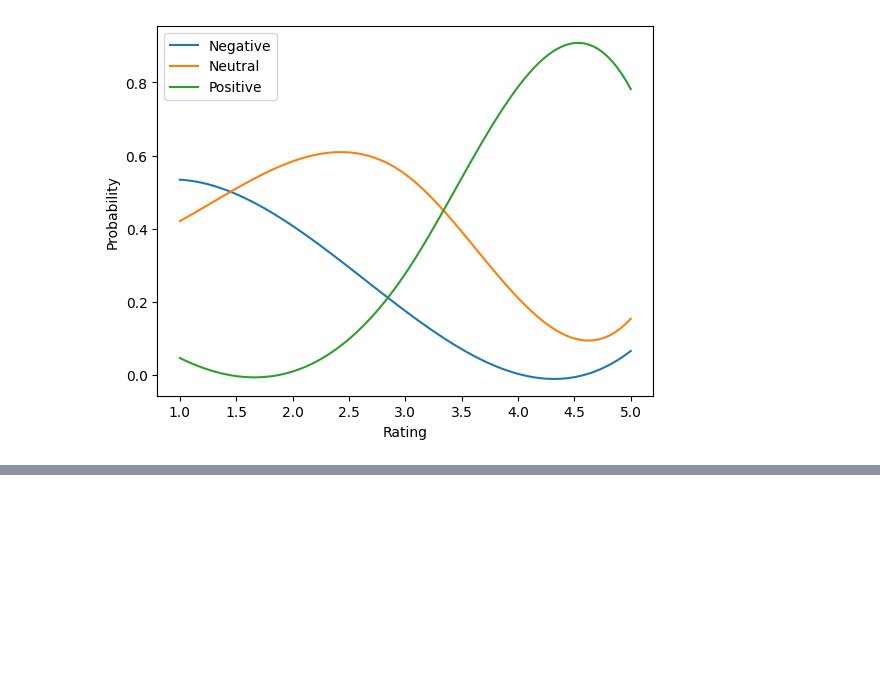
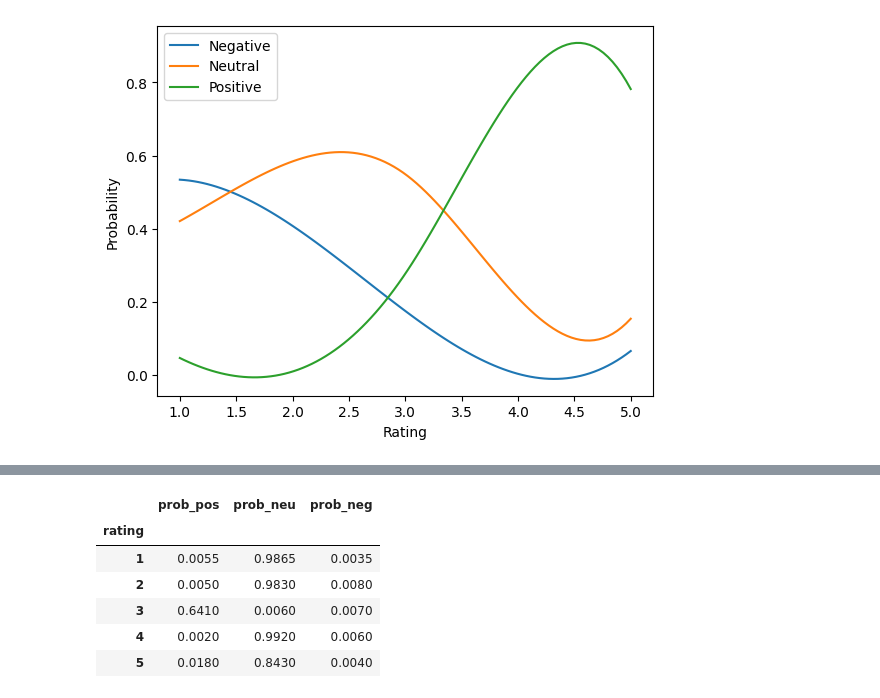
Before and after one commit to TheAgns/ExamProjectDataScience, a Jupyter notebook: dacy_sentiment.ipynb, the cells around one changed output, grey strips where cells are left out. Drawn from its saved outputs; the diff is of its cells as text; code cells hidden in the pictures; blank space fills up the shorter version.

```diff
--- a/dacy_sentiment.ipynb
+++ b/dacy_sentiment.ipynb
@@ -152,0 +162,7 @@ plot_probabilities_smooth(df_dacy)
+# %%
+wrong_predictions = df_dacy['sentiment'] != df_dacy['predicted']
+corrections = df_dacy['corrected'].notna()
+wrong_corrections = df_dacy['sentiment'] != df_dacy['corrected']
+
+print('Corrections:', df_dacy[corrections].shape[0])
+print('Still wrong:', df_dacy[wrong_predictions & ~corrections].shape[0])
@@ -152,0 +187,10 @@ plot_probabilities_smooth(df_dacy)
+# %%
+df_dacy[wrong_predictions & ~corrections].groupby('rating').median(numeric_only=True)
+# %% [output]
+|  | prob_pos | prob_neu | prob_neg |
+| rating |  |  |  |
+| 1 | 0.0055 | 0.9865 | 0.0035 |
+| 2 | 0.0050 | 0.9830 | 0.0080 |
+| 3 | 0.6410 | 0.0060 | 0.0070 |
+| 4 | 0.0020 | 0.9920 | 0.0060 |
+| 5 | 0.0180 | 0.8430 | 0.0040 |
```
Also changed, not shown: parts of 10 cells of this notebook.
